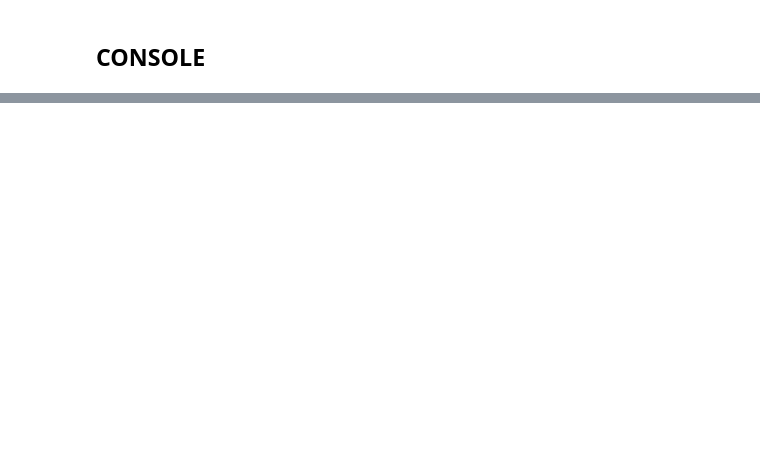
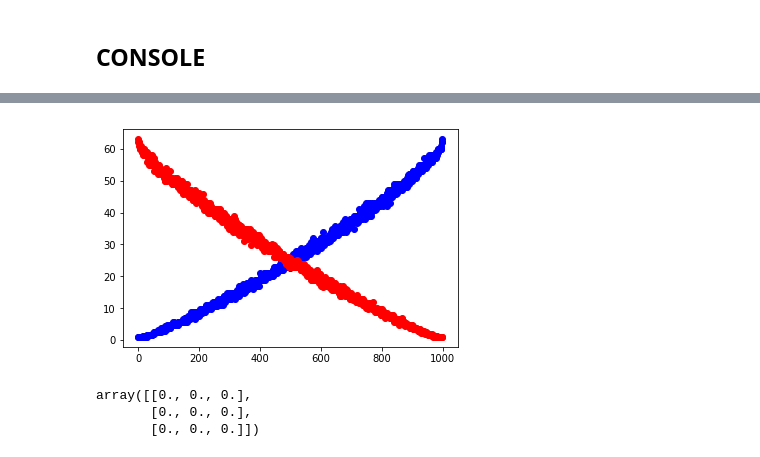
Before and after one commit to ta-rekt/motif-discovery, a Jupyter notebook: src/scratch.ipynb, the cells around one changed output, grey strips where cells are left out. Saved outputs shown, nothing was run; the diff lists cells and outputs as text; code cells hidden in the pictures; blank space fills up the shorter version.

```diff
--- a/src/scratch.ipynb
+++ b/src/scratch.ipynb
@@ -117,0 +101,34 @@ M = fn.symmetryConditions(autH2)
+# %%
+# for k in [8, 16, 32, 64, 128]:
+
+import matplotlib.pyplot as plt
+
+k = 64
+m = 1000
+x_axis = range(m)
+graphCoreness = np.zeros(m)
+flippedCoreness = np.zeros(m)
+
+for i in x_axis:
+    F = nx.fast_gnp_random_graph(k, i/m)
+    F2 = nx.Graph()
+    F2.add_nodes_from(F.nodes())
+    F2.add_edges_from([j for j in nx.non_edges(F)])
+
+    od_F = fn.onionDecompose(F)
+    od_F2 = fn.onionDecompose(F2)
+
+    graphCoreness[i] = np.average([k['coreness'] for k in od_F.values()])
+    flippedCoreness[i] = np.average([k['coreness'] for k in od_F2.values()])
+
+plt.plot(x_axis, graphCoreness, 'bo', x_axis, flippedCoreness, 'ro')
+plt.show()
+# %% [output]
+[figure, added]
+# %%
+a = np.zeros([3,3])
+a
+# %% [output]
+array([[0., 0., 0.],
+       [0., 0., 0.],
+       [0., 0., 0.]])
```
Also changed, not shown: parts of 13 cells of this notebook, 1 other file.
